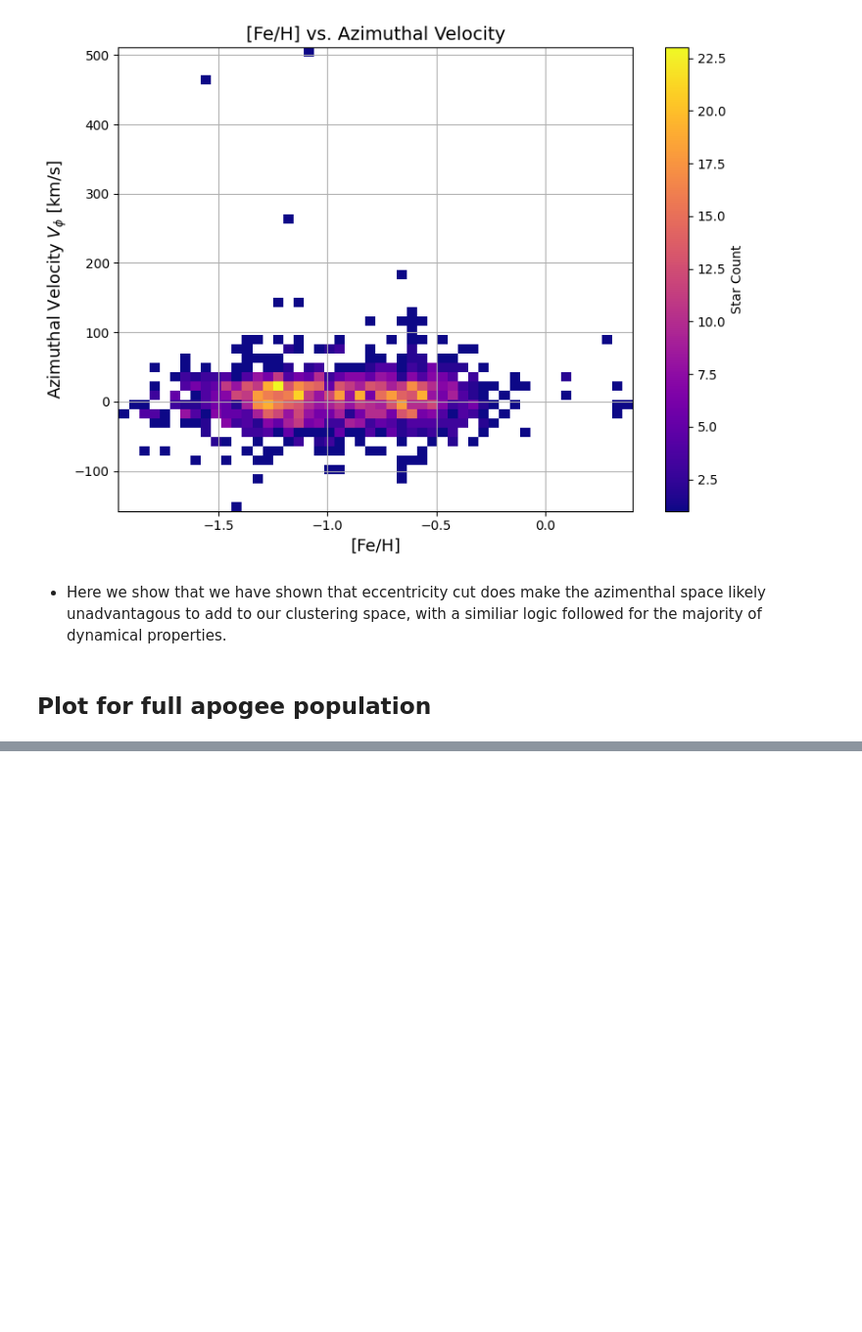
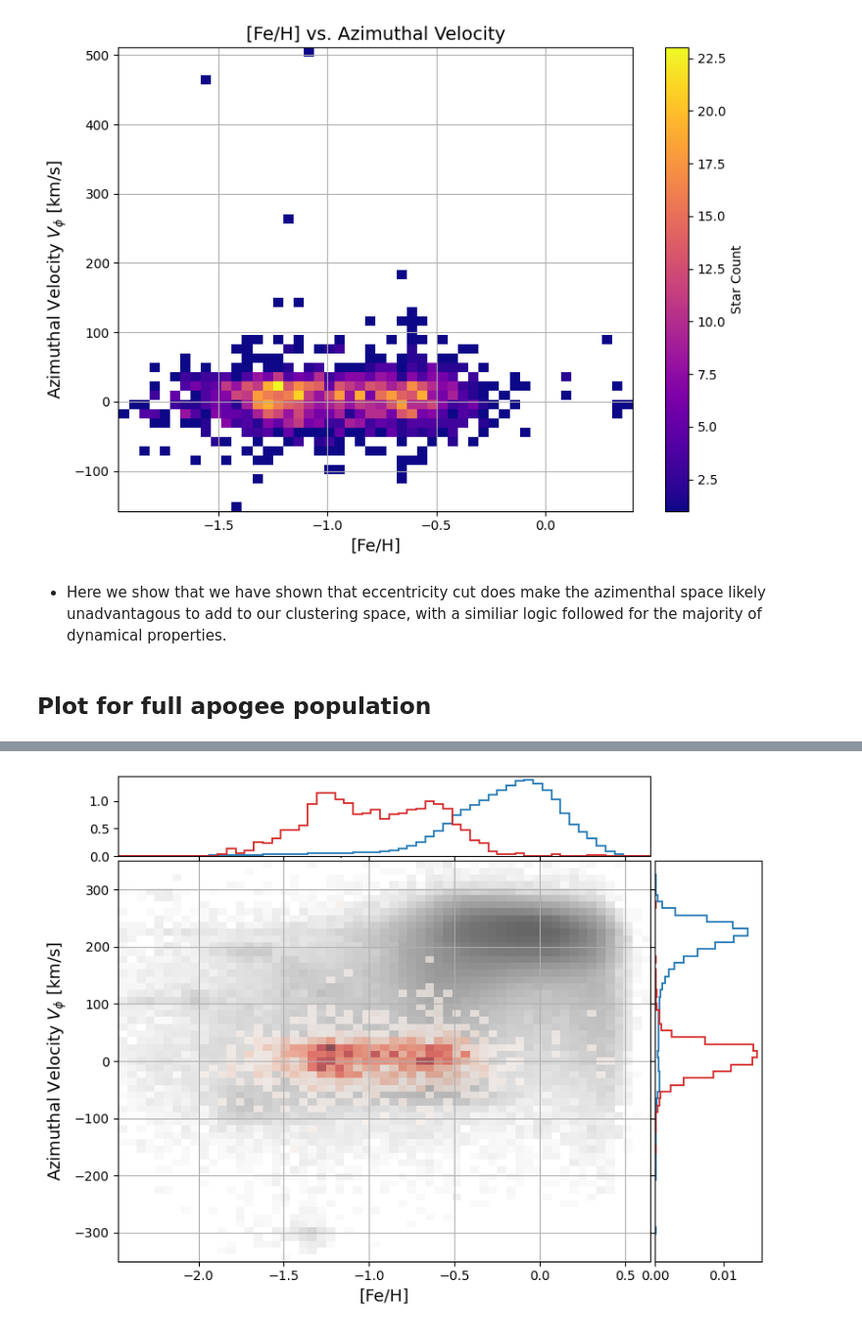
Before and after one commit to JacobTutt/Galactic_Evol_Clustering, a Jupyter notebook: 6_increase_dim_apogee.ipynb, the cells around one changed output, grey strips where cells are left out. Shown at 98% size. Drawn from its saved outputs; the diff is of its cells as text; code cells hidden in the pictures; blank space fills up the shorter version.

```diff
--- a/6_increase_dim_apogee.ipynb
+++ b/6_increase_dim_apogee.ipynb
@@ -228,0 +285,47 @@ plt.show()
+# %%
+# Define binning manually so both hist2d plots align
+x_bins = np.linspace(np.nanmin(feh_vals), 0.65, 60)
+y_bins = np.linspace(-350, 350, 60)
+
+# Create figure and axes
+fig, ax_main = plt.subplots(figsize=(8, 6))
+divider = make_axes_locatable(ax_main)
+ax_histx = divider.append_axes("top", size="20%", pad=0.05, sharex=ax_main)
+ax_histy = divider.append_axes("right", size="20%", pad=0.05, sharey=ax_main)
+
+# 2D histogram background (full sample)
+h1 = ax_main.hist2d(feh_vals, vphi_vals_filtered, bins=[x_bins, y_bins], cmap='Greys', norm=LogNorm(), cmin=1, alpha=0.6)
+# 2D histogram overlay (subset)
+h2 = ax_main.hist2d(feh_vals_subset, vphi_vals_filtered_subset, bins=[x_bins, y_bins], cmap='Reds', cmin=1, alpha=0.6)
+
+# Set x and y limits explicitly
+ax_main.set_xlim(np.nanmin(feh_vals), 0.65)
+ax_main.set_ylim(-350, 350)
+
+# Labels and title
+ax_main.set_xlabel(r"[Fe/H]", fontsize=13)
+ax_main.set_ylabel(r"Azimuthal Velocity $V_\phi$ [km/s]", fontsize=13)
+ax_main.set_title(r"[Fe/H] vs. $V_\phi$ with Subset Overlay", fontsize=14)
+
+# Marginal histograms (Top X, normalized)
+ax_histx.hist(feh_vals, bins=x_bins, density=True, color='tab:blue', histtype='step', linewidth=1.3, label='Full Sample')
+ax_histx.hist(feh_vals_subset, bins=x_bins, density=True, color='tab:red', histtype='step', linewidth=1.3, label='Subset')
+
+# Marginal histograms (Right Y, normalized)
+ax_histy.hist(vphi_vals_filtered, bins=y_bins, density=True, orientation='horizontal', color='tab:blue', histtype='step', linewidth=1.3)
+ax_histy.hist(vphi_vals_filtered_subset, bins=y_bins, density=True, orientation='horizontal', color='tab:red', histtype='step', linewidth=1.3)
+
+# Hide tick labels for histograms
+plt.setp(ax_histx.get_xticklabels(), visible=False)
+plt.setp(ax_histy.get_yticklabels(), visible=False)
+
+# Tick formatting
+ax_histx.tick_params(axis='y', labelsize=10)
+ax_histy.tick_params(axis='x', labelsize=10)
+
+# Grid and layout
+ax_main.grid(True)
+fig.tight_layout()
+plt.show()
+# %% [output]
+[figure, added]
```
Also changed, not shown: parts of 8 cells of this notebook, 7 other files.
